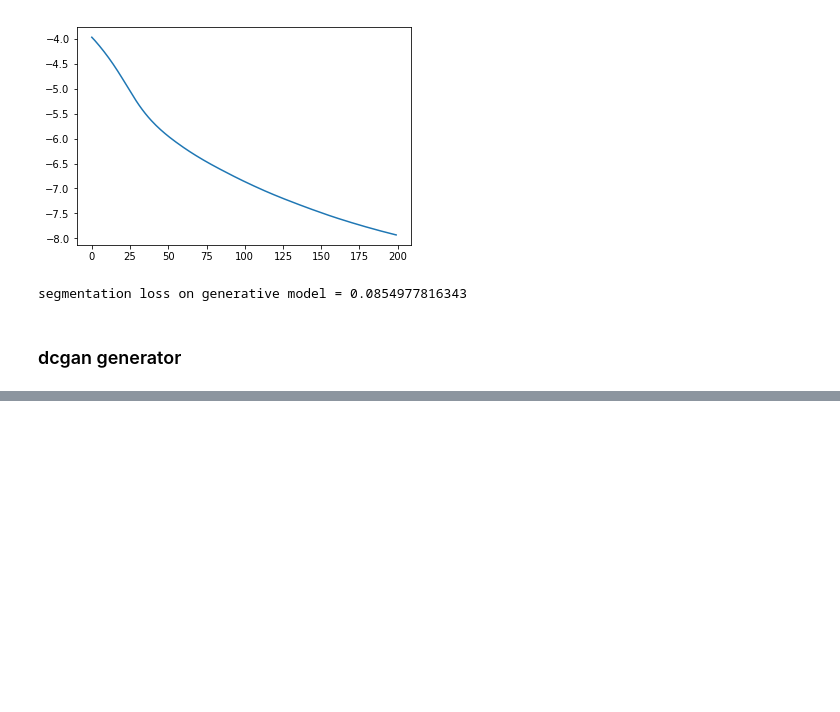
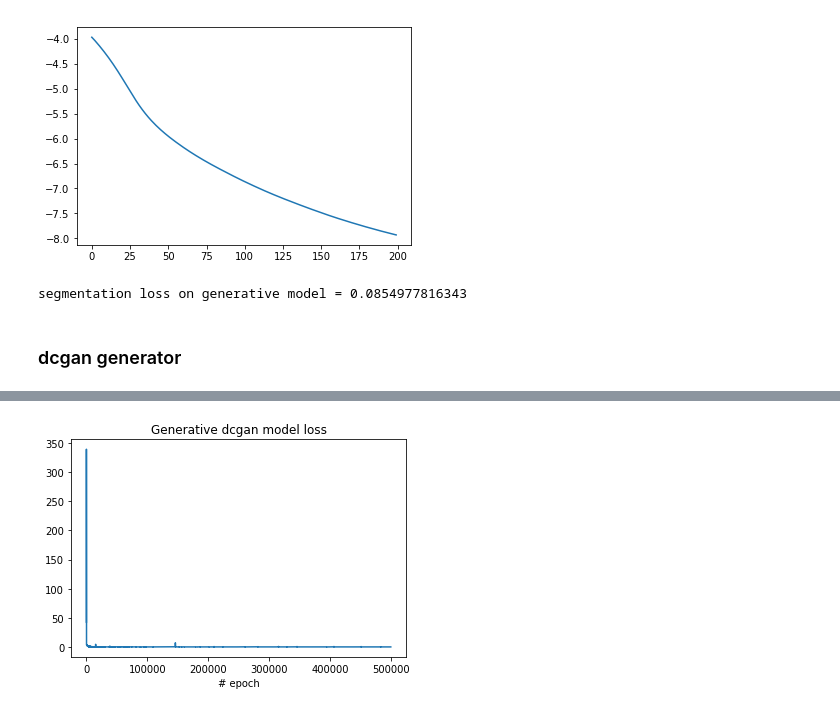
Before and after one commit to ashysheya/research_project, a Jupyter notebook: training_baseline_unet.ipynb, the cells around one changed output, grey strips where cells are left out. Cells and saved outputs as stored; diff of their text form; code cells hidden in the pictures; blank space fills up the shorter version.

```diff
--- a/training_baseline_unet.ipynb
+++ b/training_baseline_unet.ipynb
@@ -308,3 +312,10 @@ plt.show()
+# %%
+plt.plot(np.array(dcgan_loss))
+plt.title('Generative dcgan model loss')
+plt.xlabel('# epoch')
+plt.show()
+# %% [output]
+[figure, added]
 # %%
 gen_loss, segm_loss = test(net=dcgan,
                            test_images=test_images,
```
Also changed, not shown: parts of 7 cells of this notebook.
